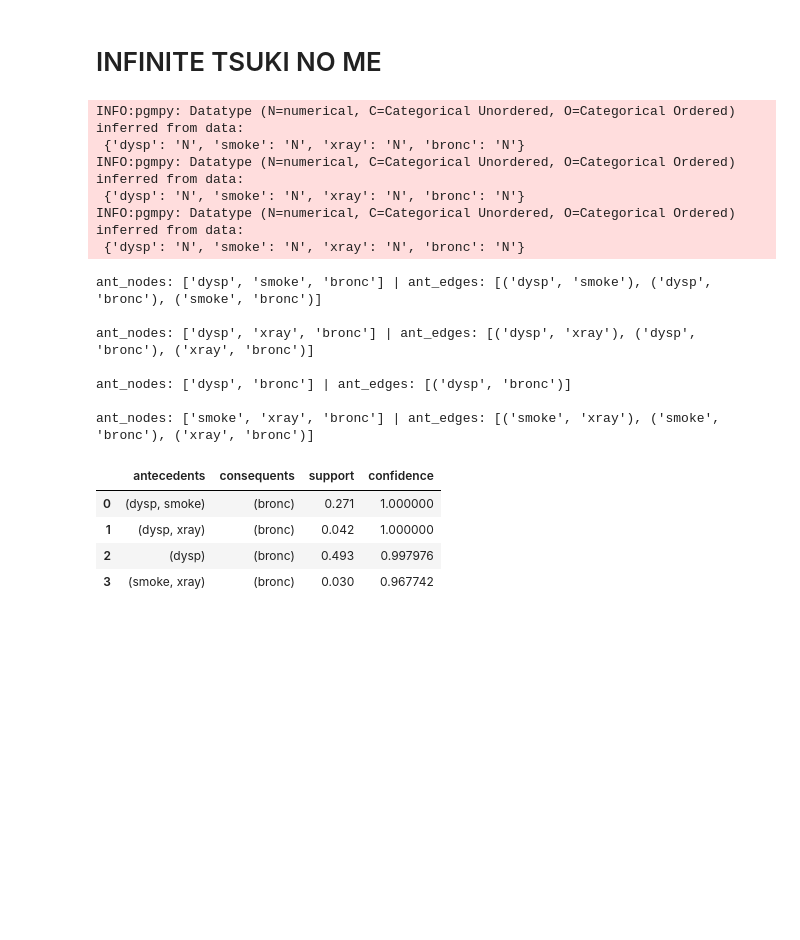
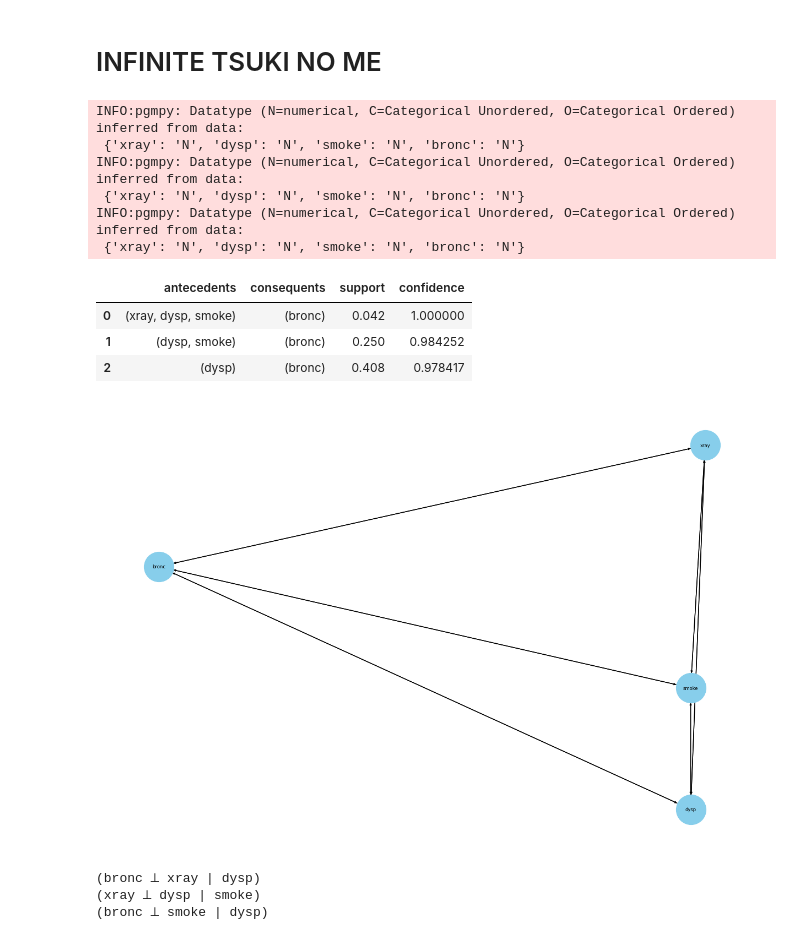
Before and after one commit to TumeloMkwambe/Honours-RP, a Jupyter notebook: main.ipynb, the cells around one changed output. Drawn from its saved outputs; the diff is of its cells as text; code cells hidden in the pictures; blank space fills up the shorter version.

```diff
--- a/main.ipynb
+++ b/main.ipynb
@@ -158,7 +161,6 @@ from mlxtend.frequent_patterns import fpgrowth, association_rules
 class Explainer:
 
     def __init__(self, model, X, target, preprocessor, n_samples = 100, rep_prob = 0.5):
-
 
         self.X = X.to_numpy()
 
@@ -254,50 +256,37 @@ class Explainer:
 
         for i in range(len(self.associations)):
 
-            ant_nodes = list(self.associations.loc[i, 'antecedents']) + [self.y_col]
-            ant_edges = list(itertools.combinations(ant_nodes, 2))
-
-            print(f'ant_nodes: {ant_nodes} | ant_edges: {ant_edges} \n')
+            ant_nodes = list(self.associations.loc[i, 'antecedents'])
+            ant_edges = list(itertools.combinations(ant_nodes + [self.y_col], 2))
 
             nodes.update(ant_nodes)
             edges.update(ant_edges)
 
         self.pdag = PDAG(undirected_ebunch = list(edges))
 
-        est = HillClimbSearch(data = self.data[list(nodes)])
+        forbidden_edges = [(self.y_col, node) for node in nodes]
 
-        self.dag = est.estimate(scoring_method = "bic-d")
+        no_child_constraint = ExpertKnowledge(forbidden_edges = forbidden_edges)
+
+        est = HillClimbSearch(data = self.data[list(nodes) + [self.y_col]])
+
+        self.dag = est.estimate(scoring_method = "bic-d", expert_knowledge = no_child_constraint)
 
     def explain(self, x, min_support, min_threshold):
 
         self.data_generation(x)
         self.fp_growth(min_support, min_threshold)
         self.statistical_relevance()
-        #self.structures()
+        self.structures()
 # %%
 explainer = Explainer(model, dataset.drop(target, axis = 1), target, preprocessor, n_samples = 1000, rep_prob = 0.1)
 x = X_test[np.random.randint(len(X_test))]
 # %%
-explainer.explain(x, 0.01, 0.9)
+explainer.explain(x, 0.01, 0.7)
 # %% [output]
 INFO:pgmpy: Datatype (N=numerical, C=Categorical Unordered, O=Categorical Ordered) inferred from data:
- {'dysp': 'N', 'smoke': 'N', 'xray': 'N', 'bronc': 'N'}
+ {'xray': 'N', 'dysp': 'N', 'smoke': 'N', 'bronc': 'N'}
 INFO:pgmpy: Datatype (N=numerical, C=Categorical Unordered, O=Categorical Ordered) inferred from data:
- {'dysp': 'N', 'smoke': 'N', 'xray': 'N', 'bronc': 'N'}
+ {'xray': 'N', 'dysp': 'N', 'smoke': 'N', 'bronc': 'N'}
 INFO:pgmpy: Datatype (N=numerical, C=Categorical Unordered, O=Categorical Ordered) inferred from data:
- {'dysp': 'N', 'smoke': 'N', 'xray': 'N', 'bronc': 'N'}
+ {'xray': 'N', 'dysp': 'N', 'smoke': 'N', 'bronc': 'N'}
-ant_nodes: ['dysp', 'smoke', 'bronc'] | ant_edges: [('dysp', 'smoke'), ('dysp', 'bronc'), ('smoke', 'bronc')]
-
-ant_nodes: ['dysp', 'xray', 'bronc'] | ant_edges: [('dysp', 'xray'), ('dysp', 'bronc'), ('xray', 'bronc')]
-
-ant_nodes: ['dysp', 'bronc'] | ant_edges: [('dysp', 'bronc')]
-
-ant_nodes: ['smoke', 'xray', 'bronc'] | ant_edges: [('smoke', 'xray'), ('smoke', 'bronc'), ('xray', 'bronc')]
-# %%
-explainer.associations
-# %% [output]
-|  | antecedents | consequents | support | confidence |
-| 0 | (dysp, smoke) | (bronc) | 0.271 | 1.000000 |
-| 1 | (dysp, xray) | (bronc) | 0.042 | 1.000000 |
-| 2 | (dysp) | (bronc) | 0.493 | 0.997976 |
-| 3 | (smoke, xray) | (bronc) | 0.030 | 0.967742 |
@@ -322,0 +293,17 @@ nodes = set()
+# %%
+explainer.associations
+# %% [output]
+|  | antecedents | consequents | support | confidence |
+| 0 | (xray, dysp, smoke) | (bronc) | 0.042 | 1.000000 |
+| 1 | (dysp, smoke) | (bronc) | 0.250 | 0.984252 |
+| 2 | (dysp) | (bronc) | 0.408 | 0.978417 |
+# %%
+metrics.draw_network(explainer.pdag)
+# %% [output]
+[figure, added]
+# %%
+explainer.dag.get_independencies()
+# %% [output]
+(bronc ⟂ xray | dysp)
+(xray ⟂ dysp | smoke)
+(bronc ⟂ smoke | dysp)
```
Also changed, not shown: parts of 8 cells of this notebook, 1 other file.
